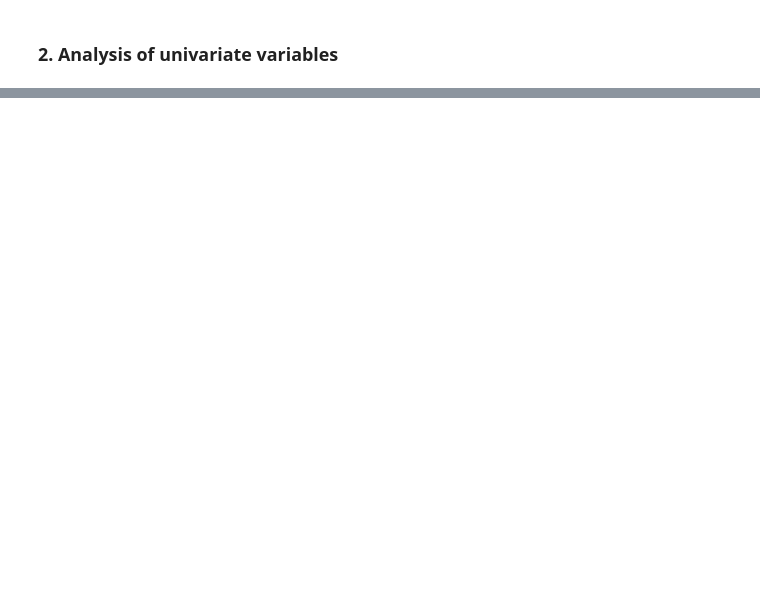
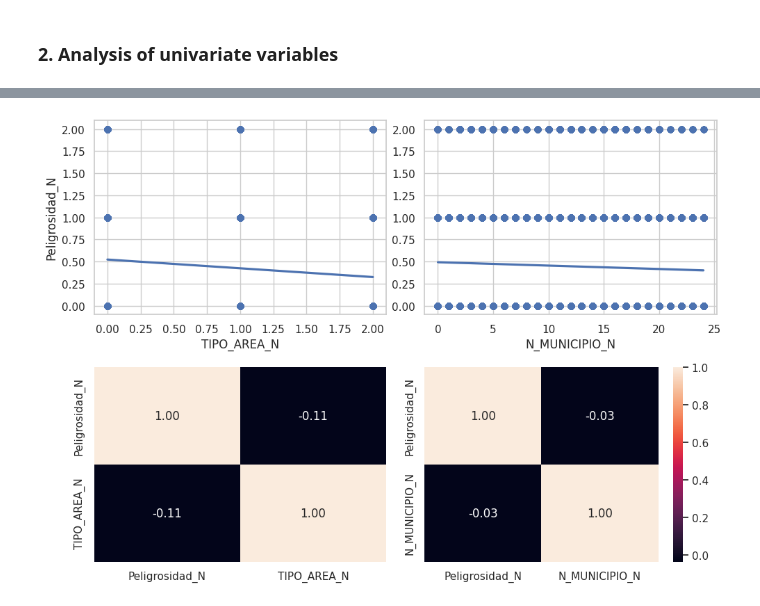
Before and after one commit to Yakondra/Final-project-air-quality, a Jupyter notebook: src/EDA_madrid.ipynb, the cells around one changed output, grey strips where cells are left out. Drawn from its saved outputs; the diff is of its cells as text; code cells hidden in the pictures; blank space fills up the shorter version.

```diff
--- a/src/EDA_madrid.ipynb
+++ b/src/EDA_madrid.ipynb
@@ -138,0 +175,19 @@ plt.show()
+# %%
+# Lista de columnas que quieres factorizar
+factorize_col = ['N_MUNICIPIO', 'MAGNITUD', 'TIPO_AREA', 'TIPO_ESTACION', 'Peligrosidad']
+
+# Diccionario para guardar las correspondencias para cada columna
+correspondencias = {}
+
+for col in factorize_col:
+    # Aplicar pd.factorize a la columna
+    labels, unique = pd.factorize(madrid_df[col])
+
+    # Actualizar el DataFrame con la columna factorizada
+    madrid_df[col + '_N'] = labels
+
+    # Guardar la correspondencia en el diccionario usando un rango para representar cada valor único
+    correspondencias[col] = dict(zip(unique, range(len(unique))))
+
+# Ahora puedes revisar el DataFrame para confirmar los cambios
+madrid_df.drop(factorize_col, axis= 1, inplace= True)
@@ -138,0 +223,16 @@ plt.show()
+# %%
+fig, axis = plt.subplots(2, 2, figsize = (10, 7))
+
+# Create a multiple scatter diagram
+sns.regplot(ax = axis[0, 0], data = madrid_df, x = 'TIPO_AREA_N', y = 'Peligrosidad_N')
+sns.heatmap(madrid_df[['Peligrosidad_N', 'TIPO_AREA_N']].corr(), annot = True, fmt = ".2f", ax = axis[1, 0], cbar = False)
+sns.regplot(ax = axis[0, 1], data = madrid_df, x = 'N_MUNICIPIO_N', y = 'Peligrosidad_N').set(ylabel=None)
+sns.heatmap(madrid_df[['Peligrosidad_N', 'N_MUNICIPIO_N']].corr(), annot = True, fmt = ".2f", ax = axis[1, 1])
+
+# Adjust the layout
+plt.tight_layout()
+
+# Show the plot
+plt.show()
+# %% [output]
+[figure, added]
```
Also changed, not shown: parts of 17 cells of this notebook, 4 other files.
